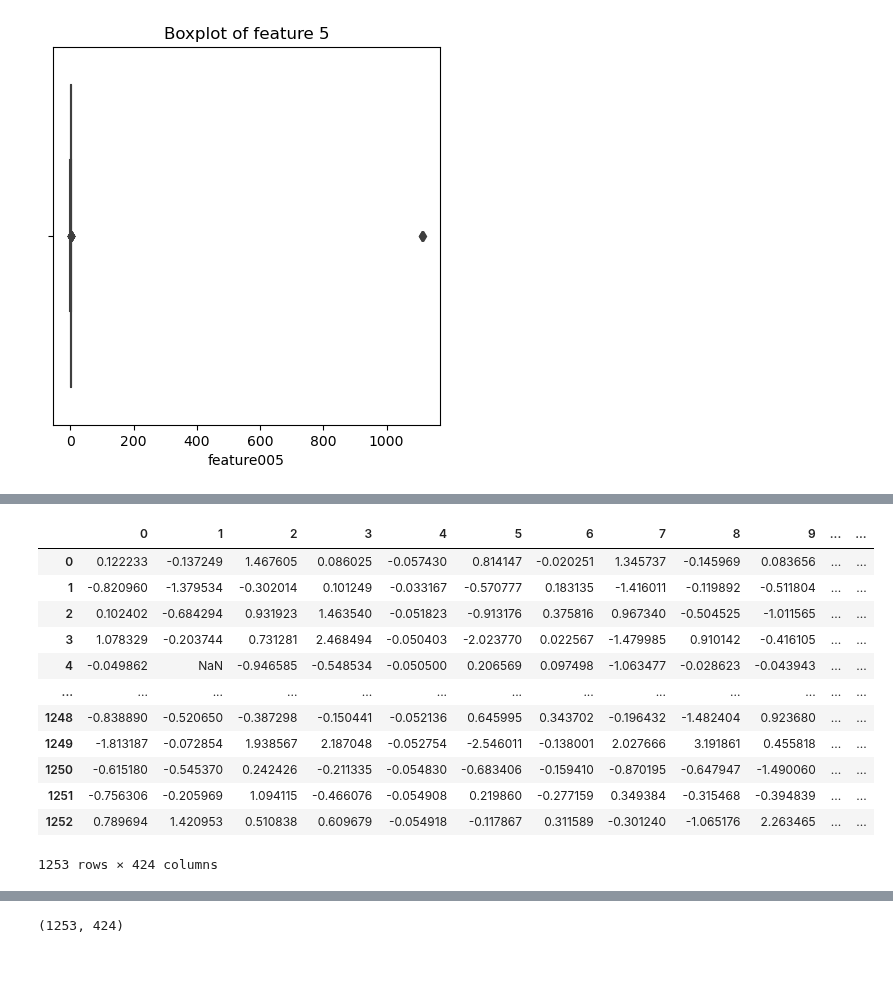
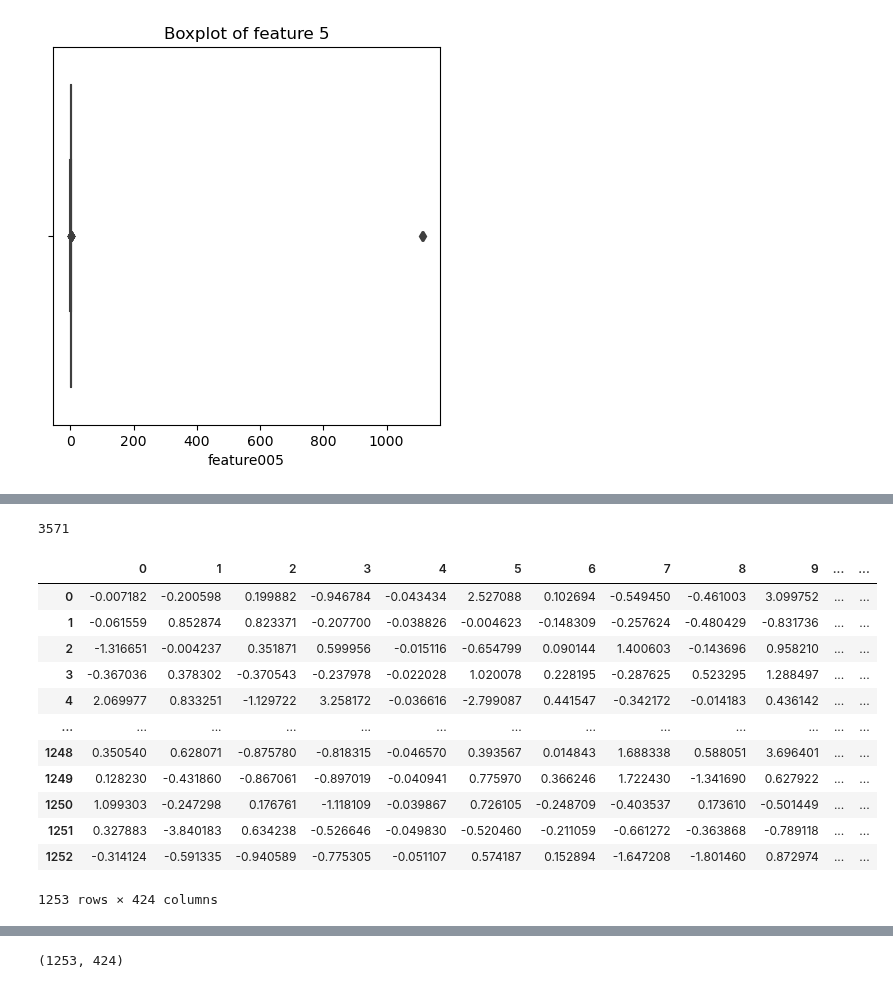
Before and after one commit to Landschy/datamining-htw, a Jupyter notebook: scripts/chayanon.ipynb, the cells around one changed output, grey strips where cells are left out. Saved outputs shown, nothing was run; the diff lists cells and outputs as text; code cells hidden in the pictures.

```diff
--- a/scripts/chayanon.ipynb
+++ b/scripts/chayanon.ipynb
@@ -529,4 +571,8 @@ X_train.shape
 # %% [markdown]
 #### 4.1.2) Removing features containing 55% or more missing values
+# %%
+# copy the train and test dataset before we do any modification of it.
+X_train_con_na = X_train_constant.copy()
+X_test_con_na = X_test_constant.copy()
 # %%
 # Percentage Missing Value histogram
@@ -579,7 +631,7 @@ X_train.shape
 #### 4.1.3) Removing features with low variance
 # %%
 # copy the train and test dataset before we do any modification
-X_train_55 = X_train.copy()
-X_test_55 = X_test.copy()
+X_train_low_con_na = X_train_con_na.copy()
+X_test_low_con_na = X_test_con_na.copy()
 # %%
 # Check the copy
@@ -632,8 +667,9 @@ Dimensionality reduced from 450 to 403.
 # %%
 ####Approach 2 - using standard deviation
-X_std = X_train_55.std()
+#Train set
+X_train_std = X_train_low_con_na.std()
 
-plt.hist(X_std, bins = 10, range =[X_std.min(),0.03])
+plt.hist(X_train_std, bins = 10, range =[X_train_std.min(),0.03])
 plt.xlabel('standard deviation of feature')
 plt.ylabel('Frequency')
 plt.title('Histogram of standard deviation of features')
@@ -641,6 +677,6 @@ plt.xticks(rotation='vertical')
 
 #add a vertical red threshold line x= 0.003
 plt.axvline(x=0.003, color='red', linestyle='--')
-plt.text(0.0010,-1,'0.003',fontsize=10, color="r")
+plt.text(0.0010,-8,'0.003',fontsize=10, color="r")
 plt.show()
 # %% [output]
@@ -648,10 +700,13 @@ plt.show()
 # %%
 # Create a reduced dataset by applying the mask
 
-mask = X_std > 0.003
+mask1 = X_train_std > 0.003
+mask2 = X_test_std > 0.003
 
-X_train_na = X_train_55.loc[:, mask]
+X_train_cleaned = X_train_low_con_na.loc[:, mask1]
+X_test_cleaned = X_test_low_con_na.loc[:, mask2]
 
-print("Dimensionality reduced from {} to {}.".format(X_train_55.shape[1], X_train_na.shape[1]))
-##remove 26 features
+print("Train set: Dimensionality reduced from {} to {}.".format(X_train_low_con_na.shape[1], X_train_cleaned.shape[1]))
+#remove 26 features
+print("Test set: Dimensionality reduced from {} to {}.".format(X_test_low_con_na.shape[1], X_test_cleaned.shape[1]))
 # %% [output]
@@ -732,19 +772,24 @@ X_train_after_na.head()
+# %%
+#For test set, current number of missing values
+X_test_cleaned.isna().sum().sum()
+# %% [output]
+3571
 # %%
-z_x_train= pd.DataFrame(stats.zscore(X_train_after_na,nan_policy='omit'))
+z_x_train= pd.DataFrame(stats.zscore(X_train_cleaned,nan_policy='omit'))
 z_x_train
 # %% [output]
 |  | 0 | 1 | 2 | 3 | 4 | 5 | 6 | 7 | 8 | 9 | ... | ... |
-| 0 | 0.122233 | -0.137249 | 1.467605 | 0.086025 | -0.057430 | 0.814147 | -0.020251 | 1.345737 | -0.145969 | 0.083656 | ... | ... |
-| 1 | -0.820960 | -1.379534 | -0.302014 | 0.101249 | -0.033167 | -0.570777 | 0.183135 | -1.416011 | -0.119892 | -0.511804 | ... | ... |
-| 2 | 0.102402 | -0.684294 | 0.931923 | 1.463540 | -0.051823 | -0.913176 | 0.375816 | 0.967340 | -0.504525 | -1.011565 | ... | ... |
-| 3 | 1.078329 | -0.203744 | 0.731281 | 2.468494 | -0.050403 | -2.023770 | 0.022567 | -1.479985 | 0.910142 | -0.416105 | ... | ... |
-| 4 | -0.049862 | NaN | -0.946585 | -0.548534 | -0.050500 | 0.206569 | 0.097498 | -1.063477 | -0.028623 | -0.043943 | ... | ... |
+| 0 | -0.007182 | -0.200598 | 0.199882 | -0.946784 | -0.043434 | 2.527088 | 0.102694 | -0.549450 | -0.461003 | 3.099752 | ... | ... |
+| 1 | -0.061559 | 0.852874 | 0.823371 | -0.207700 | -0.038826 | -0.004623 | -0.148309 | -0.257624 | -0.480429 | -0.831736 | ... | ... |
+| 2 | -1.316651 | -0.004237 | 0.351871 | 0.599956 | -0.015116 | -0.654799 | 0.090144 | 1.400603 | -0.143696 | 0.958210 | ... | ... |
+| 3 | -0.367036 | 0.378302 | -0.370543 | -0.237978 | -0.022028 | 1.020078 | 0.228195 | -0.287625 | 0.523295 | 1.288497 | ... | ... |
+| 4 | 2.069977 | 0.833251 | -1.129722 | 3.258172 | -0.036616 | -2.799087 | 0.441547 | -0.342172 | -0.014183 | 0.436142 | ... | ... |
 | ... | ... | ... | ... | ... | ... | ... | ... | ... | ... | ... | ... | ... |
-| 1248 | -0.838890 | -0.520650 | -0.387298 | -0.150441 | -0.052136 | 0.645995 | 0.343702 | -0.196432 | -1.482404 | 0.923680 | ... | ... |
-| 1249 | -1.813187 | -0.072854 | 1.938567 | 2.187048 | -0.052754 | -2.546011 | -0.138001 | 2.027666 | 3.191861 | 0.455818 | ... | ... |
-| 1250 | -0.615180 | -0.545370 | 0.242426 | -0.211335 | -0.054830 | -0.683406 | -0.159410 | -0.870195 | -0.647947 | -1.490060 | ... | ... |
-| 1251 | -0.756306 | -0.205969 | 1.094115 | -0.466076 | -0.054908 | 0.219860 | -0.277159 | 0.349384 | -0.315468 | -0.394839 | ... | ... |
-| 1252 | 0.789694 | 1.420953 | 0.510838 | 0.609679 | -0.054918 | -0.117867 | 0.311589 | -0.301240 | -1.065176 | 2.263465 | ... | ... |
+| 1248 | 0.350540 | 0.628071 | -0.875780 | -0.818315 | -0.046570 | 0.393567 | 0.014843 | 1.688338 | 0.588051 | 3.696401 | ... | ... |
+| 1249 | 0.128230 | -0.431860 | -0.867061 | -0.897019 | -0.040941 | 0.775970 | 0.366246 | 1.722430 | -1.341690 | 0.627922 | ... | ... |
+| 1250 | 1.099303 | -0.247298 | 0.176761 | -1.118109 | -0.039867 | 0.726105 | -0.248709 | -0.403537 | 0.173610 | -0.501449 | ... | ... |
+| 1251 | 0.327883 | -3.840183 | 0.634238 | -0.526646 | -0.049830 | -0.520460 | -0.211059 | -0.661272 | -0.363868 | -0.789118 | ... | ... |
+| 1252 | -0.314124 | -0.591335 | -0.940589 | -0.775305 | -0.051107 | 0.574187 | 0.152894 | -1.647208 | -1.801460 | 0.872974 | ... | ... |
 1253 rows × 424 columns
 # %%
 # calculating the number of outliers
```
Also changed, not shown: parts of 158 cells of this notebook.
